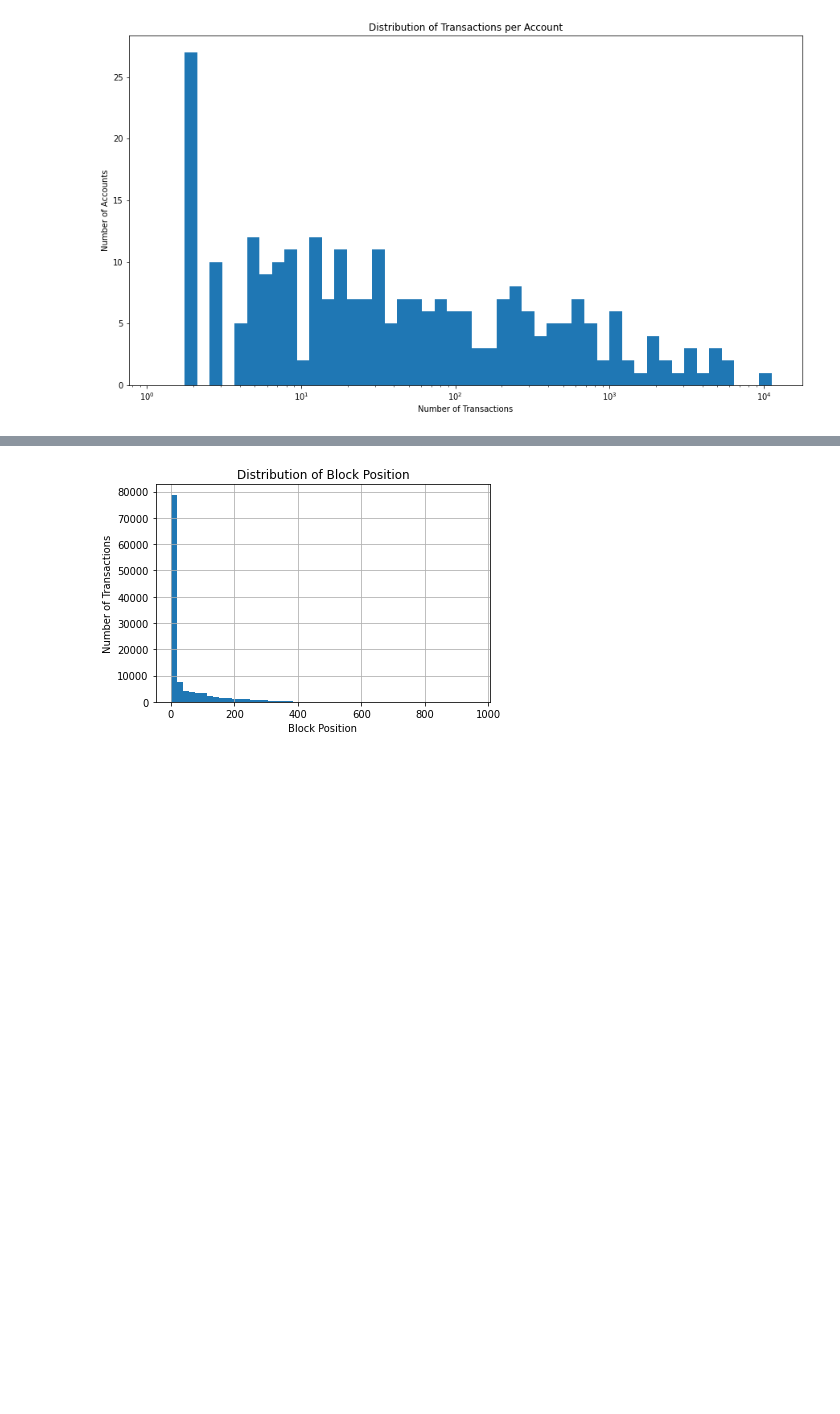
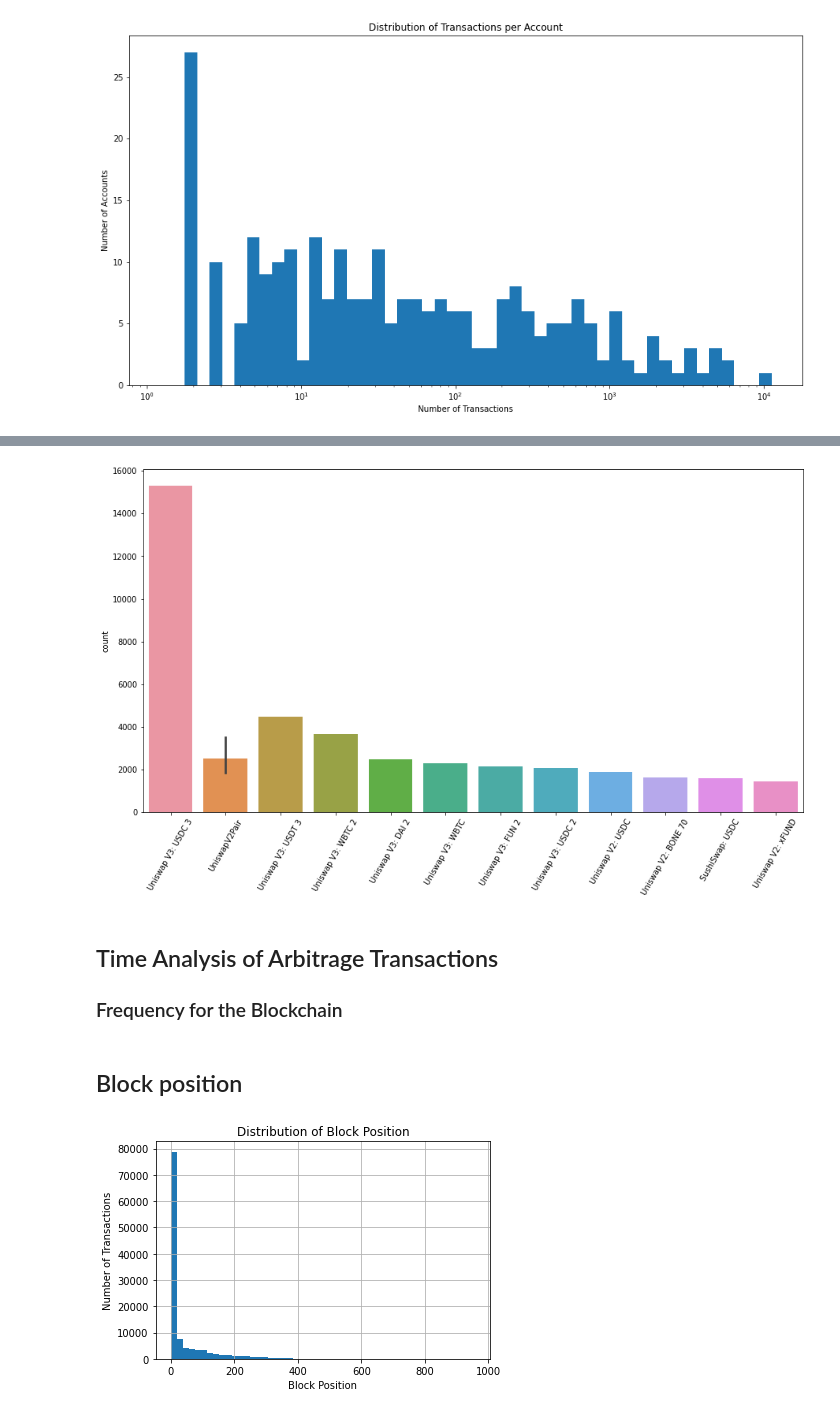
Before and after one commit to noushkia/mev-analysis, a Jupyter notebook: arbitrage_analysis.ipynb, the cells around one changed output, grey strips where cells are left out. Drawn from its saved outputs; the diff is of its cells as text; code cells hidden in the pictures; blank space fills up the shorter version.

Commit message:
Plots: Plot most active contracts.
Update tokens readme

Remove unused token_symbols.csv

```diff
--- a/arbitrage_analysis.ipynb
+++ b/arbitrage_analysis.ipynb
@@ -222,12 +221,12 @@ Note that in an arbitrage transaction there might be several tokens involved but
 from collections import Counter
 
 
-def _token_use(token_column: str):
+def _address_use(token_column: str):
     all_sets = pd.concat([arb_df[token_column]])
     all_strings = [string for set_ in all_sets for string in set_.split(',')]
     counts = Counter(all_strings)
 
-    return pd.DataFrame(counts.values(), index=counts.keys())
+    return pd.DataFrame(counts.values(), index=counts.keys(), columns=['count'])
 # %%
 # Replace the { and } characters in the relevant columns with an empty string using the str.replace method.
 
@@ -530,0 +484,3 @@ len(acc_freq_df.index.get_level_values(0).unique())
+# %%
+contracts_df = _address_use('contracts_address')
+contracts_df
@@ -530,0 +505,5 @@ len(acc_freq_df.index.get_level_values(0).unique())
+# %%
+top_n_contracts = 20
+most_used_contracts = contracts_df.sort_values(by='count', ascending=False).head(top_n_contracts)
+print(f"Top {top_n_contracts} contracts with the highest number of transactions:")
+most_used_contracts
@@ -530,0 +529,2 @@ len(acc_freq_df.index.get_level_values(0).unique())
+# %%
+contract_name_tags = _get_name_tags(most_used_contracts.index)
@@ -531,3 +549,15 @@ len(acc_freq_df.index.get_level_values(0).unique())
+# %%
+plt.figure(figsize=(15, 8))
+sns.barplot(x=most_used_contracts.index.map(contract_name_tags), y=most_used_contracts['count'])
+plt.xticks(rotation=60)
+plt.show()
+# %% [output]
+[figure, added]
+# %% [markdown]
+## Time Analysis of Arbitrage Transactions
+### Frequency for the Blockchain
+# %% [markdown]
+## Block position
 # %%
 arb_df['block_position'].hist(bins=50)
 plt.title('Distribution of Block Position')
```
Also changed, not shown: parts of 42 cells of this notebook, 2 other files.
